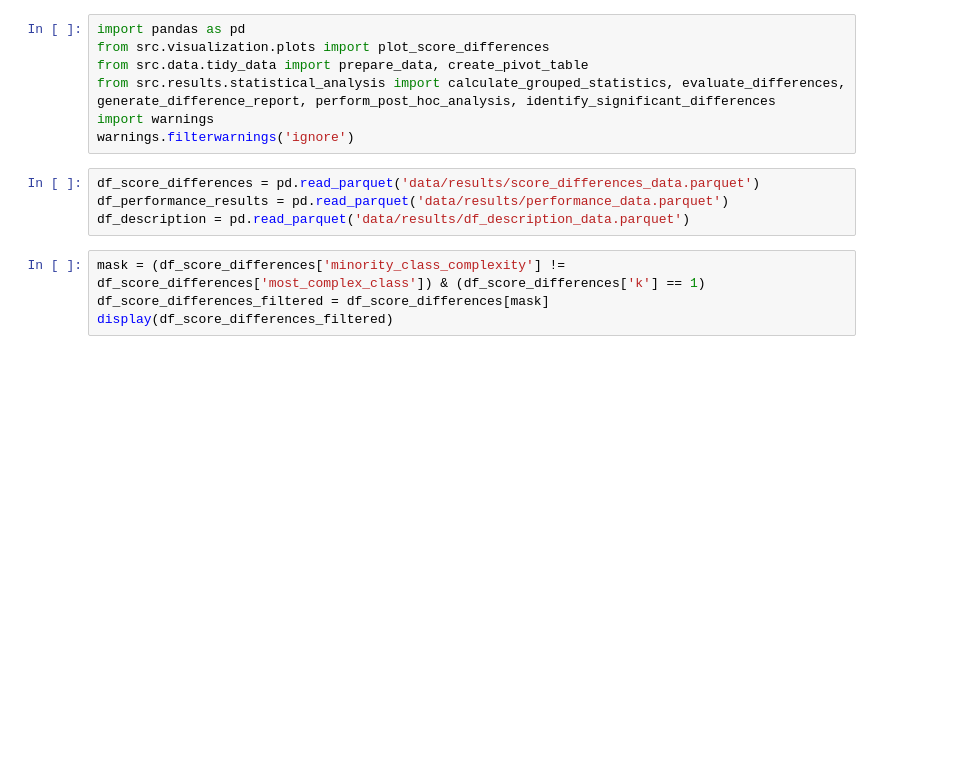
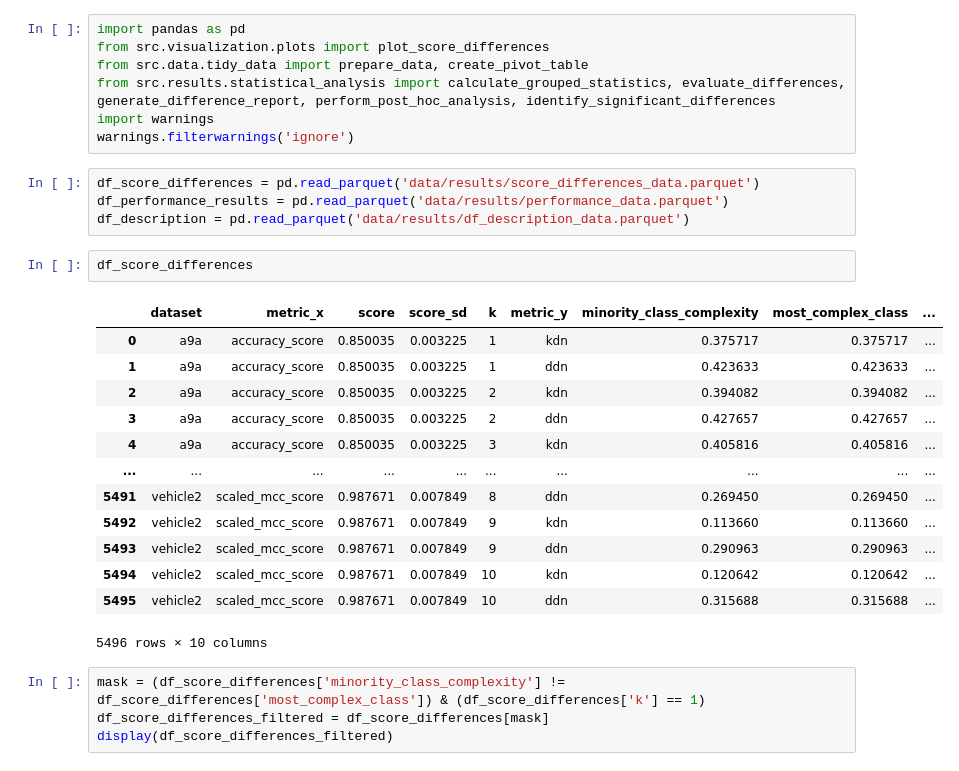
Before and after one commit to URJCDSLab/dynamic_disagreeing_neighbors, a Jupyter notebook: notebooks/complexity_across_models_and_imbalance_best_only.ipynb, the cells around one changed output. Drawn from its saved outputs; the diff is of its cells as text; blank space fills up the shorter version.

```diff
--- a/notebooks/complexity_across_models_and_imbalance_best_only.ipynb
+++ b/notebooks/complexity_across_models_and_imbalance_best_only.ipynb
@@ -12,6 +12,22 @@ warnings.filterwarnings('ignore')
 df_score_differences = pd.read_parquet('data/results/score_differences_data.parquet')
 df_performance_results = pd.read_parquet('data/results/performance_data.parquet')
 df_description = pd.read_parquet('data/results/df_description_data.parquet')
+# %%
+df_score_differences
+# %% [output]
+|  | dataset | metric_x | score | score_sd | k | metric_y | minority_class_complexity | most_complex_class | ... |
+| 0 | a9a | accuracy_score | 0.850035 | 0.003225 | 1 | kdn | 0.375717 | 0.375717 | ... |
+| 1 | a9a | accuracy_score | 0.850035 | 0.003225 | 1 | ddn | 0.423633 | 0.423633 | ... |
+| 2 | a9a | accuracy_score | 0.850035 | 0.003225 | 2 | kdn | 0.394082 | 0.394082 | ... |
+| 3 | a9a | accuracy_score | 0.850035 | 0.003225 | 2 | ddn | 0.427657 | 0.427657 | ... |
+| 4 | a9a | accuracy_score | 0.850035 | 0.003225 | 3 | kdn | 0.405816 | 0.405816 | ... |
+| ... | ... | ... | ... | ... | ... | ... | ... | ... | ... |
+| 5491 | vehicle2 | scaled_mcc_score | 0.987671 | 0.007849 | 8 | ddn | 0.269450 | 0.269450 | ... |
+| 5492 | vehicle2 | scaled_mcc_score | 0.987671 | 0.007849 | 9 | kdn | 0.113660 | 0.113660 | ... |
+| 5493 | vehicle2 | scaled_mcc_score | 0.987671 | 0.007849 | 9 | ddn | 0.290963 | 0.290963 | ... |
+| 5494 | vehicle2 | scaled_mcc_score | 0.987671 | 0.007849 | 10 | kdn | 0.120642 | 0.120642 | ... |
+| 5495 | vehicle2 | scaled_mcc_score | 0.987671 | 0.007849 | 10 | ddn | 0.315688 | 0.315688 | ... |
+5496 rows × 10 columns
 # %%
 mask = (df_score_differences['minority_class_complexity'] != df_score_differences['most_complex_class']) & (df_score_differences['k'] == 1)
 df_score_differences_filtered = df_score_differences[mask]
```
Also changed, not shown: 5 other files.
